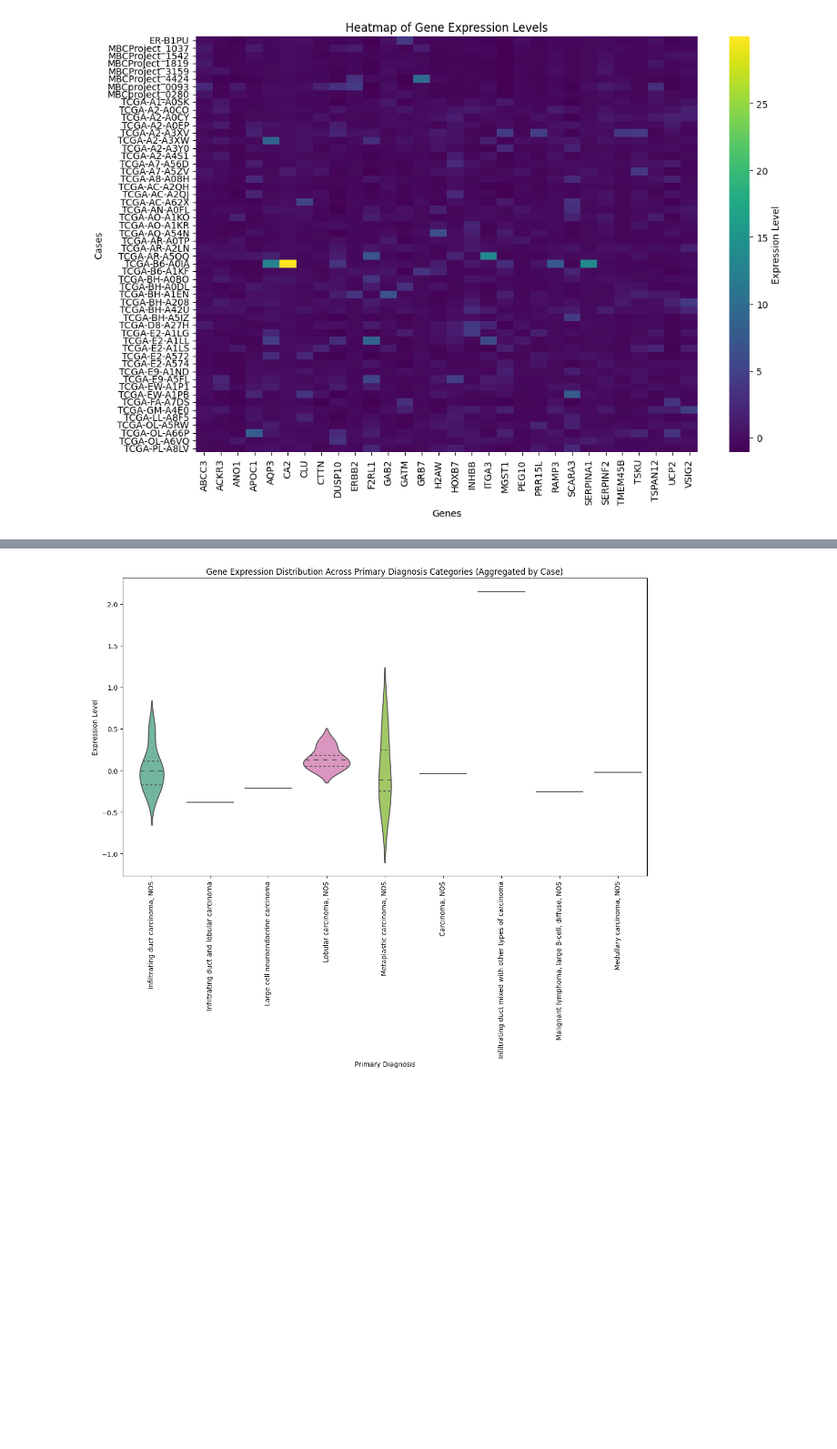
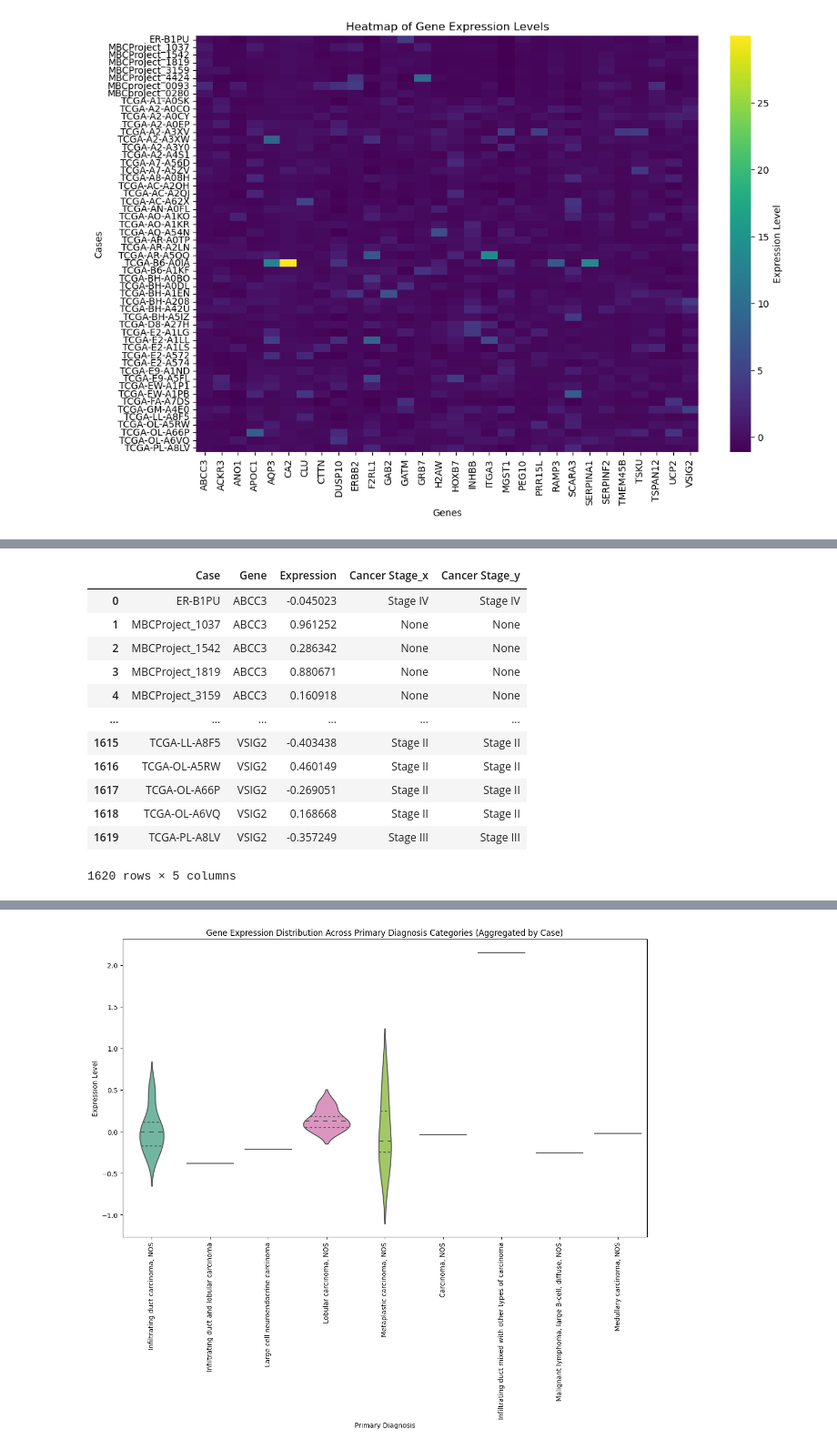
Before and after one commit to aaditya0106/cancer-dashboard, a Jupyter notebook: nciDataAnalysis.ipynb, the cells around one changed output, grey strips where cells are left out. Shown at 91% size. Saved outputs shown, nothing was run; the diff lists cells and outputs as text; code cells hidden in the pictures; blank space fills up the shorter version.

```diff
--- a/nciDataAnalysis.ipynb
+++ b/nciDataAnalysis.ipynb
@@ -596,5 +681,43 @@ unique_expression
 # heatmap_file_path = 'heatmap.html'
 # heatmap.write_html(heatmap_file_path)
+# %%
+# Add 'Cancer Stage' to unique_expression_melted
+unique_expression_melted = unique_expression_melted.merge(
+    reshaped_df[['Case', 'Cancer Stage']].drop_duplicates(),
+    on='Case',
+    how='left'
+)
+
+unique_expression_melted
+# # Create the heatmap with 'Cancer Stage' in the tooltip
+# heatmap = px.density_heatmap(
+#     unique_expression_melted,
+#     x="Gene",
+#     y="Case",
+#     z="Expression",
+#     color_continuous_scale="Blues",
+#     range_color=(-2, 30),
+#     title="Heatmap of Gene Expression Levels",
+#     labels={'Expression': 'Expression Level'},
+#     hover_data={'Cancer Stage': True}  # Include 'Cancer Stage' in the tooltip
+# )
+
+# # Display the heatmap
+# heatmap.show()
+# %% [output]
+|  | Case | Gene | Expression | Cancer Stage_x | Cancer Stage_y |
+| 0 | ER-B1PU | ABCC3 | -0.045023 | Stage IV | Stage IV |
+| 1 | MBCProject_1037 | ABCC3 | 0.961252 | None | None |
+| 2 | MBCProject_1542 | ABCC3 | 0.286342 | None | None |
+| 3 | MBCProject_1819 | ABCC3 | 0.880671 | None | None |
+| 4 | MBCProject_3159 | ABCC3 | 0.160918 | None | None |
+| ... | ... | ... | ... | ... | ... |
+| 1615 | TCGA-LL-A8F5 | VSIG2 | -0.403438 | Stage II | Stage II |
+| 1616 | TCGA-OL-A5RW | VSIG2 | 0.460149 | Stage II | Stage II |
+| 1617 | TCGA-OL-A66P | VSIG2 | -0.269051 | Stage II | Stage II |
+| 1618 | TCGA-OL-A6VQ | VSIG2 | 0.168668 | Stage II | Stage II |
+| 1619 | TCGA-PL-A8LV | VSIG2 | -0.357249 | Stage III | Stage III |
+1620 rows × 5 columns
 # %%
 !pip install ipywidgets
 # %% [output]
```
Also changed, not shown: parts of 15 cells of this notebook, 1 other file.
